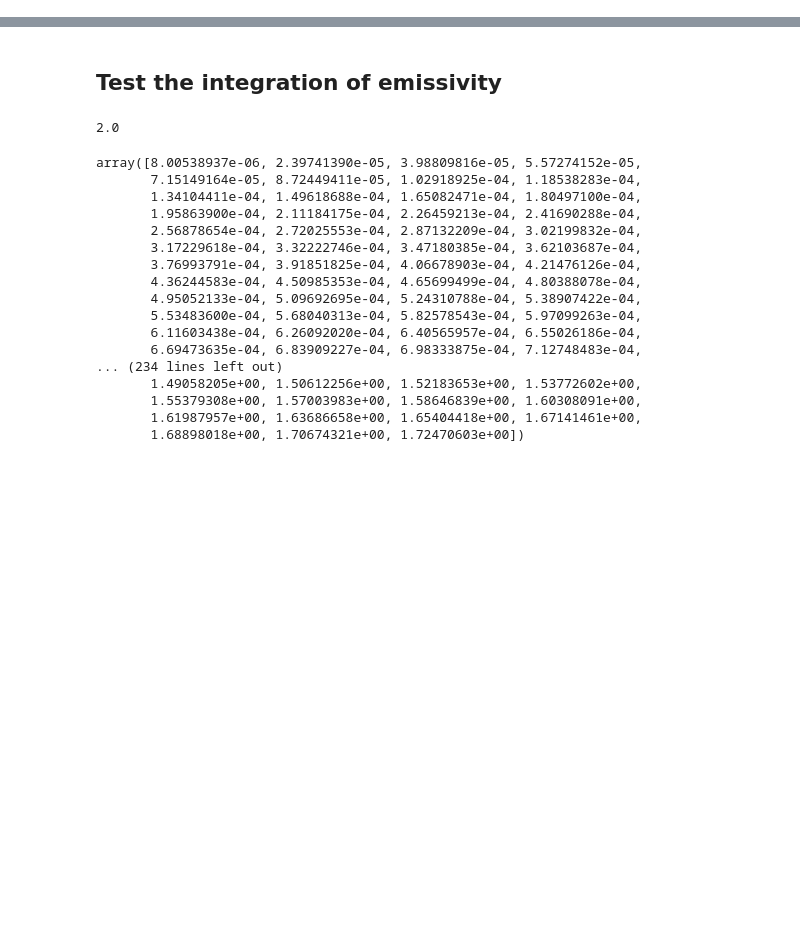
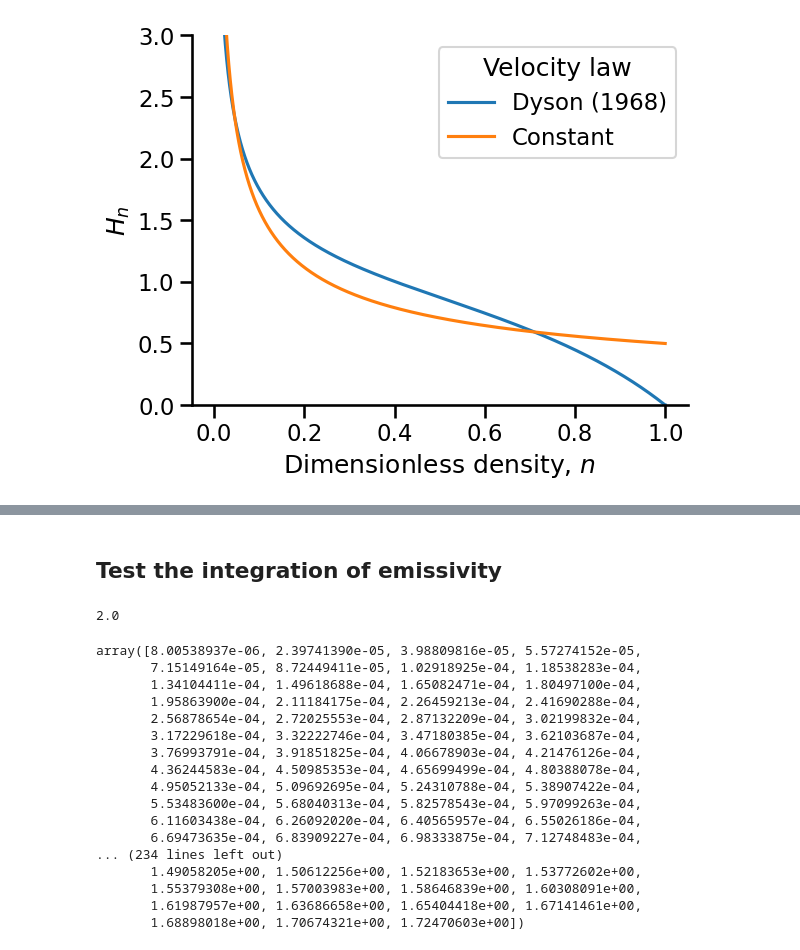
Before and after one commit to will-henney/hii-density-distribution, a Jupyter notebook: density_pdf_explore.ipynb, the cells around one changed output, grey strips where cells are left out. Cells and saved outputs as stored; diff of their text form; code cells hidden in the pictures; blank space fills up the shorter version.

```diff
--- a/density_pdf_explore.ipynb
+++ b/density_pdf_explore.ipynb
@@ -53,0 +104,11 @@ ax.set_yscale("log")
+# %%
+fig, ax = plt.subplots()
+ax.plot(flow.density_edges, Hn / abs(Hn0), label="Dyson (1968)")
+ax.plot(flow.density_edges, 0.5 / np.sqrt(flow.density_edges), label="Constant")
+ax.set_ylim(0, 3.0)
+ax.set_xlabel("Dimensionless density, $n$")
+ax.set_ylabel("$H_n$")
+ax.legend().set_title("Velocity law")
+sns.despine()
+# %% [output]
+[figure, added]
```
Also changed, not shown: parts of 30 cells of this notebook, 3 other files.
